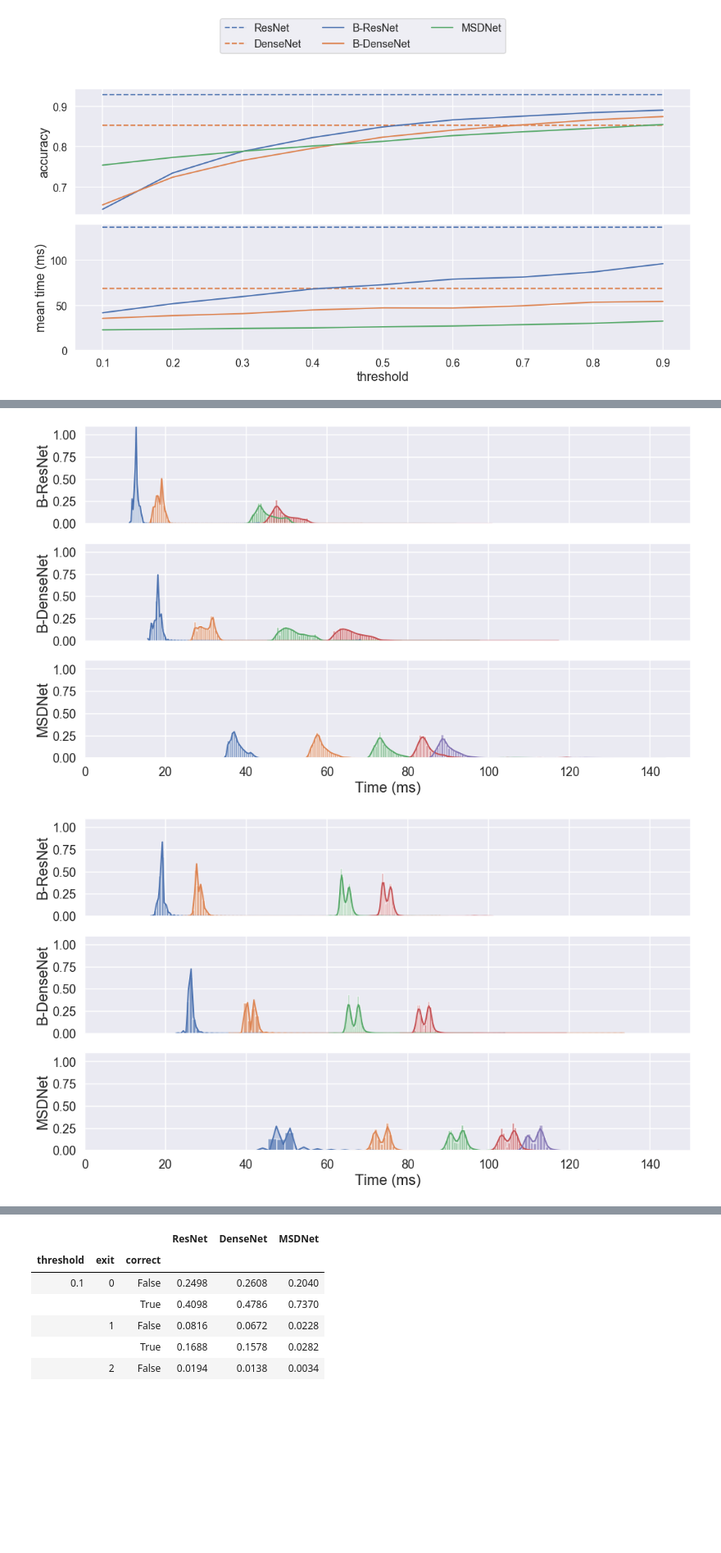
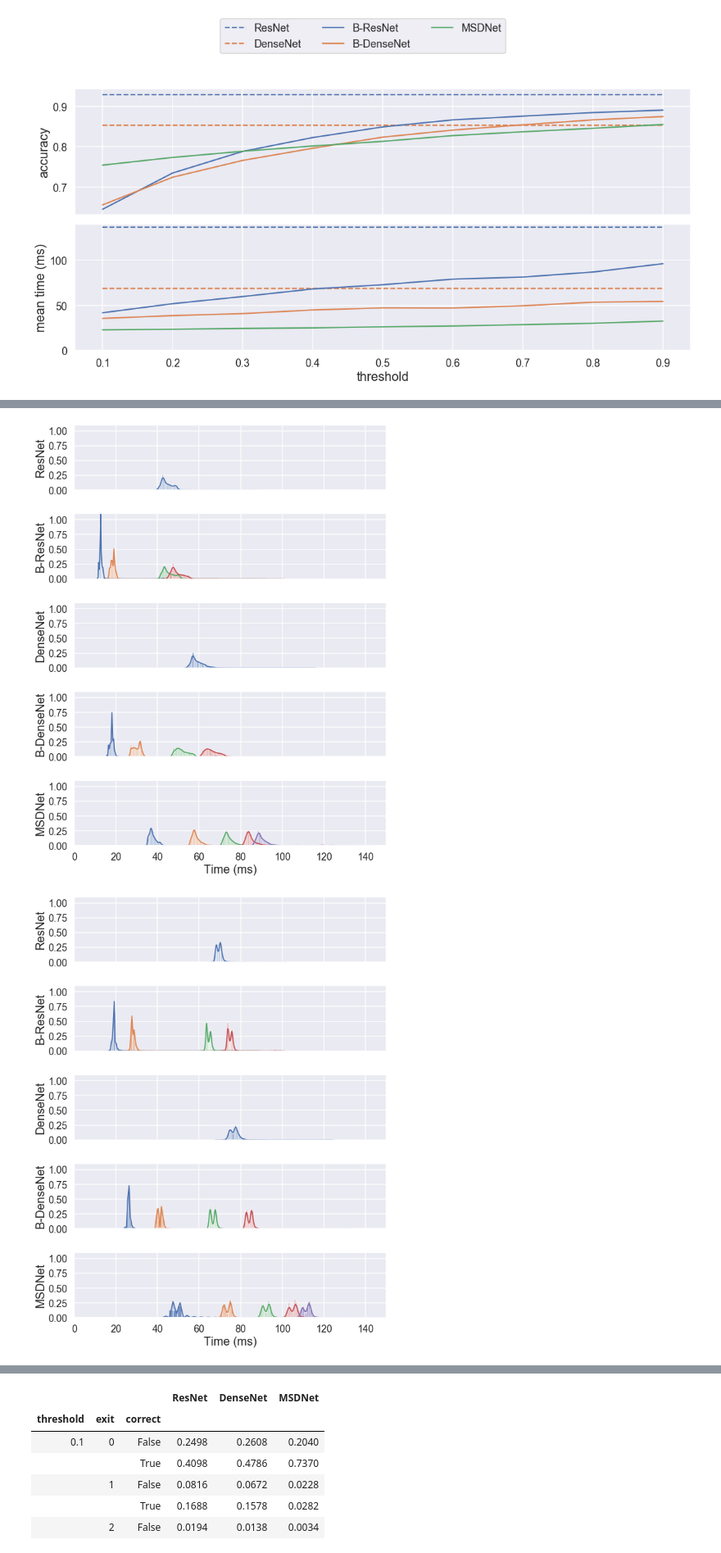
Before and after one commit to AlexKarlsen/thesis-src, a Jupyter notebook: DDNN/logging/threshold_test/threshold early exit/Inference analysis All.ipynb, the cells around one changed output, grey strips where cells are left out. Shown at 82% size. Cells and saved outputs as stored; diff of their text form; code cells hidden in the pictures; blank space fills up the shorter version.

```diff
--- a/DDNN/logging/threshold_test/threshold early exit/Inference analysis All.ipynb
+++ b/DDNN/logging/threshold_test/threshold early exit/Inference analysis All.ipynb
@@ -17,6 +17,7 @@ sns.palplot(current_palette)
 # %% [output]
 [figure]
 # %%
+labels = ['ResNet', 'DenseNet', 'B-ResNet', 'B-DenseNet', 'MSDNet']
 models = ['resnet', 'densenet', 'b-resnet', 'b-densenet', 'msdnet']
 
 platforms = {
@@ -274,11 +283,12 @@ for platform in platforms:
     for i, model in enumerate(models[2:]):
         line1 = axes.plot(delay_threshold[platform][model]['accuracy'], marker='o', color=current_palette[i])
 
-
-    fig.legend(models, ncol=5, loc="upper center", fontsize='small', numpoints=1)
     axes.set(xlabel='Delay Threshold (ms)', ylabel='Accuracy')
     axes.set_xlim([0,140])
     fig.tight_layout()
-    fig.subplots_adjust(top=0.90)
     plt.savefig(platform + '_delay_threshold.png')
+
+fig.subplots_adjust(top=0.80)
+legend = fig.legend(labels, ncol=3, loc="upper center", fontsize='medium',  numpoints=1)
+export_legend(legend, filename='delay_legend.png')
 # %% [output]
@@ -288,21 +298,23 @@ for platform in platforms:
 # %%
 for platform in platforms:
     kwargs = dict(hist_kws={'alpha':.6}, kde_kws={'linewidth':2, 'shade': True}, hist=True, kde=True, bins=100)
-    fig, axes = plt.subplots(3,1, sharex=True, sharey=True)
+    fig, axes = plt.subplots(5,1, sharex=True, sharey=True, figsize=(9,12))
+    sns.distplot(platforms[platform]['resnet'].time[1:]*1000,ax=axes[0], **kwargs)
+    sns.distplot(platforms[platform]['densenet'].time[1:]*1000,ax=axes[2], **kwargs)
     for exit in range(4):
-        sns.distplot(platforms[platform]['b-resnet'].loc[platforms[platform]['b-resnet'].exit==exit].time[1:]*1000,ax=axes[0], **kwargs)
-        sns.distplot(platforms[platform]['b-densenet'].loc[platforms[platform]['b-densenet'].exit==exit].time[1:]*1000,ax=axes[1], **kwargs)
+        sns.distplot(platforms[platform]['b-resnet'].loc[platforms[platform]['b-resnet'].exit==exit].time[1:]*1000,ax=axes[1], **kwargs)
+        sns.distplot(platforms[platform]['b-densenet'].loc[platforms[platform]['b-densenet'].exit==exit].time[1:]*1000,ax=axes[3], **kwargs)
     for exit in range(5):
-        sns.distplot(platforms[platform]['msdnet'].loc[platforms[platform]['msdnet'].exit==exit].time[1:]*1000,ax=axes[2], **kwargs)
-
-    labels = ['B-ResNet', 'B-DenseNet', 'MSDNet']
+        sns.distplot(platforms[platform]['msdnet'].loc[platforms[platform]['msdnet'].exit==exit].time[1:]*1000,ax=axes[4], **kwargs)
+    fig.tight_layout()
+    labels = ['ResNet', 'B-ResNet', 'DenseNet', 'B-DenseNet', 'MSDNet']
     for ax, label in zip(axes.flat, labels):
-        ax.set(xlabel='Time (ms)', ylabel=label)
+        ax.set_xlabel('Time (ms)', fontsize='lar' ylabel=label)
         ax.label_outer()
         ax.set_xlim([0,150])
         ax.set_ylim([0,1.1])
         ax.set_yticks([0,0.25,0.5,0.75,1])
     plt.savefig(platform + '_inference_time_distribution.png')
 # %% [output]
-[figure, old version]
+[figure, new version]
-[figure, old version]
+[figure, new version]
```
Also changed, not shown: parts of 13 cells of this notebook, 55 other files.
